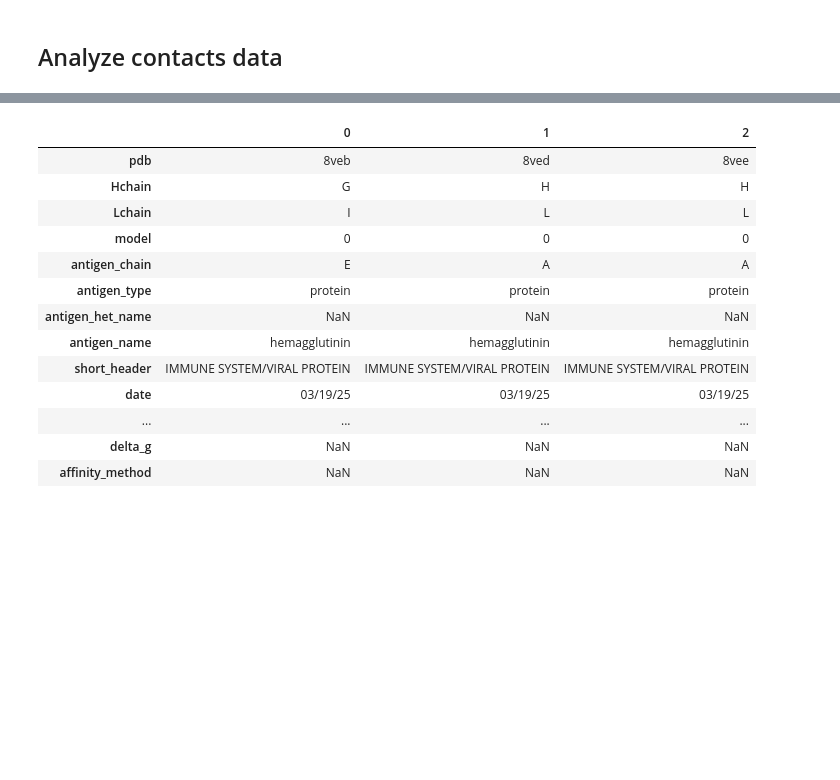
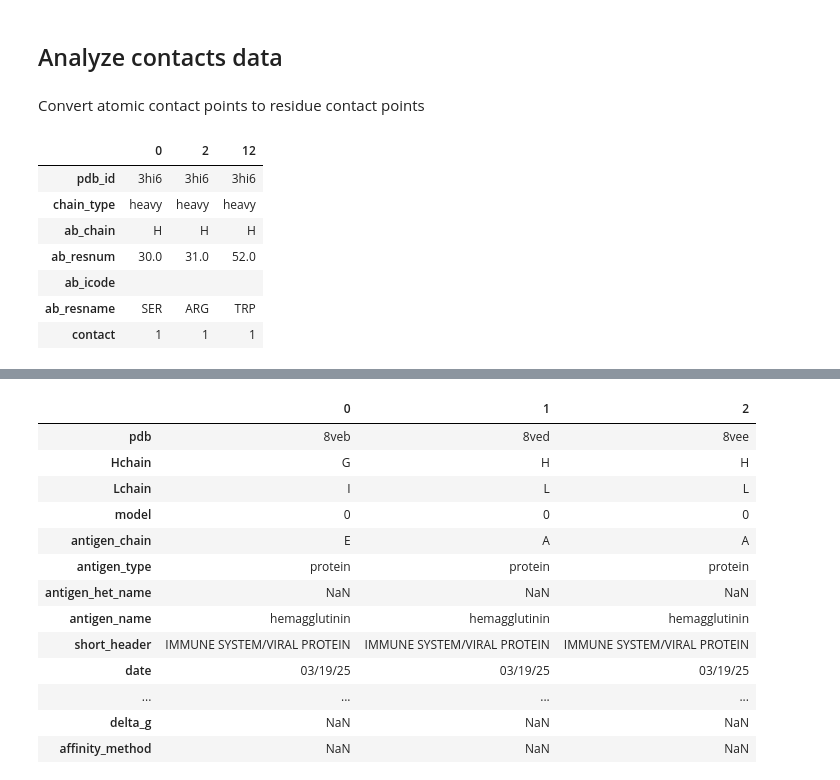
Before and after one commit to mfz/sabdab, a Jupyter notebook: notebooks/14_analyze_contacts.ipynb, the cells around one changed output, grey strips where cells are left out. Cells and saved outputs as stored; diff of their text form; code cells hidden in the pictures; blank space fills up the shorter version.

```diff
--- a/notebooks/14_analyze_contacts.ipynb
+++ b/notebooks/14_analyze_contacts.ipynb
@@ -5,3 +5,5 @@ import pandas as pd
 import numpy as np
 import matplotlib.pyplot as plt
 import seaborn as sns
+# %% [markdown]
+Convert atomic contact points to residue contact points
@@ -7,0 +13,16 @@ import seaborn as sns
+# %%
+rcp = (acp
+ .get(["pdb_id", "chain_type", "ab_chain", "ab_resnum", "ab_icode", "ab_resname"])
+ .drop_duplicates()
+ .assign(contact = 1))
+
+rcp.head(3).T
+# %% [output]
+|  | 0 | 2 | 12 |
+| pdb_id | 3hi6 | 3hi6 | 3hi6 |
+| chain_type | heavy | heavy | heavy |
+| ab_chain | H | H | H |
+| ab_resnum | 30.0 | 31.0 | 52.0 |
+| ab_icode |  |  |  |
+| ab_resname | SER | ARG | TRP |
+| contact | 1 | 1 | 1 |
```
Also changed, not shown: parts of 11 cells of this notebook, 2 other files.
